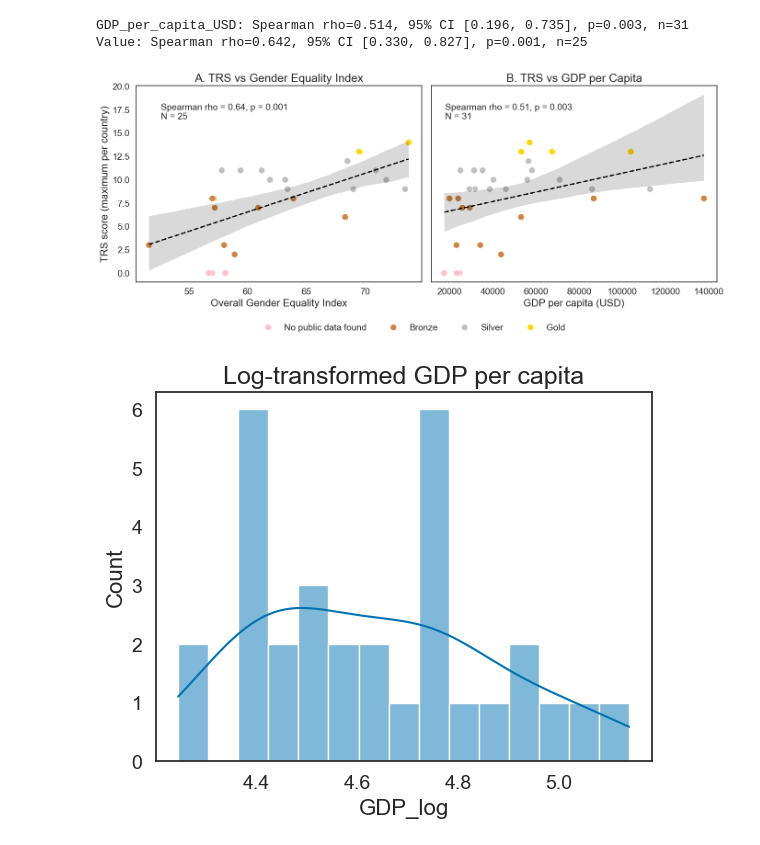
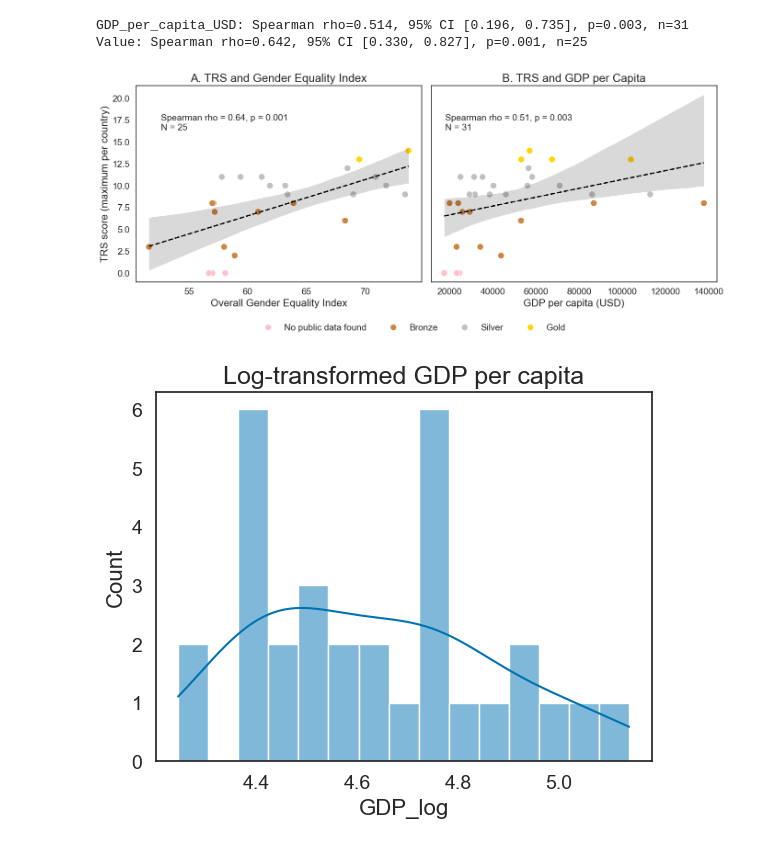
Before and after one commit to WomenInNeuroscience/funders_project, a Jupyter notebook: code/funder_analysis.ipynb, the cells around one changed output. Saved outputs shown, nothing was run; the diff lists cells and outputs as text; code cells hidden in the pictures.

Commit message:
update fig 5 title

```diff
--- a/code/funder_analysis.ipynb
+++ b/code/funder_analysis.ipynb
@@ -562,7 +551,7 @@ axes[0].text(
 
 axes[0].set_xlabel('Overall Gender Equality Index')
 axes[0].set_ylabel('TRS score (maximum per country)')
-axes[0].set_title('A. TRS vs Gender Equality Index')
+axes[0].set_title('A. TRS and Gender Equality Index')
 
 # -------- Panel B: GDP --------
 sns.scatterplot(
@@ -594,35 +583,35 @@ axes[1].text(
     ha='left',
     va='top',
     bbox=dict(facecolor='white', alpha=0.5, edgecolor='none')
 )
 
 axes[1].set_xlabel('GDP per capita (USD)')
-axes[1].set_title('B. TRS vs GDP per Capita')
+axes[1].set_title('B. TRS and GDP per Capita')
 
 # -------- Shared legend --------
 legend_elements = [
     Line2D([0], [0], marker='o', color='w', markerfacecolor='pink', markersize=10,
            label='No public data found'),
     Line2D([0], [0], marker='o', color='w', markerfacecolor='peru', markersize=10,
            label='Bronze'),
     Line2D([0], [0], marker='o', color='w', markerfacecolor='silver', markersize=10,
            label='Silver'),
     Line2D([0], [0], marker='o', color='w', markerfacecolor='gold', markersize=10,
            label='Gold')
 ]
 
 fig.legend(
     handles=legend_elements,
     loc='lower center',
     ncol=4,
     frameon=False
 )
 
 plt.tight_layout(rect=[0, 0.08, 1, 1])
 plt.savefig(figures_p / "Figure5.jpg", dpi=300)
 plt.show()
 # %% [output]
-[figure, old version]
+[figure, new version]
 # %%
 # Try with log transforming GDP data
 df_max['GDP_log'] = np.log10(df_max['GDP_per_capita_USD'])
```
Also changed, not shown: parts of 1 cell of this notebook, 1 other file.
